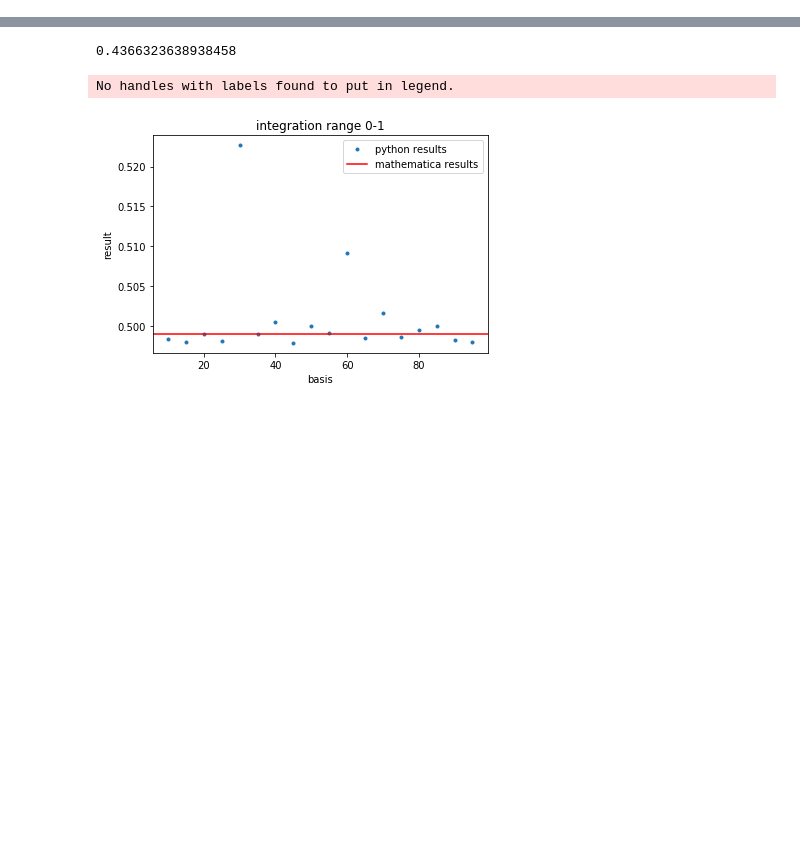
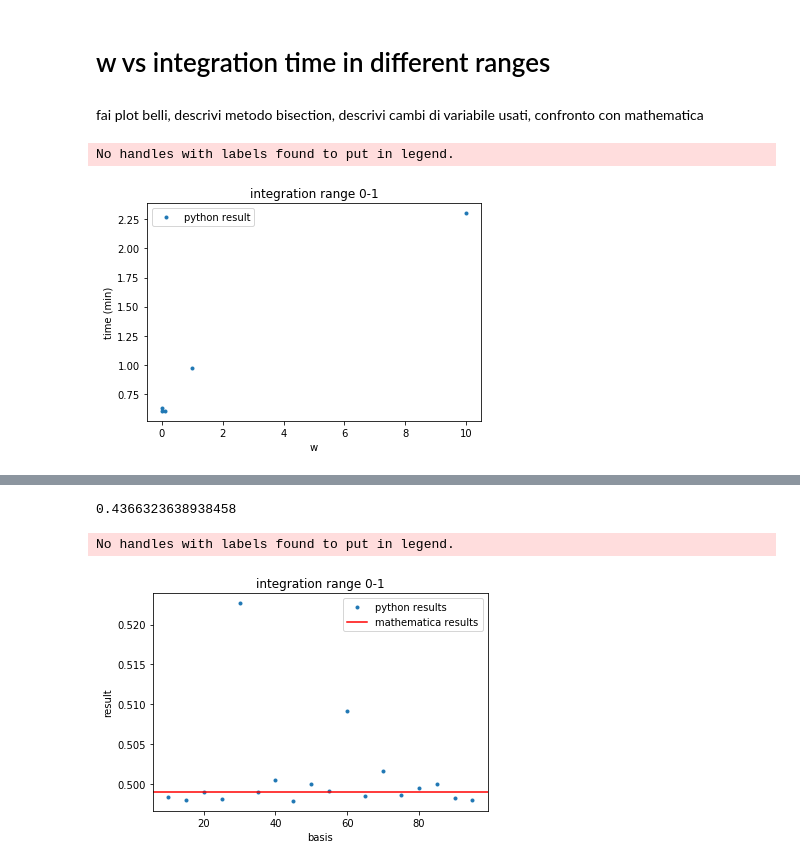
Before and after one commit to margres/Master-thesis, a Jupyter notebook: plot_levin.ipynb, the cells around one changed output, grey strips where cells are left out. Saved outputs shown, nothing was run; the diff lists cells and outputs as text; code cells hidden in the pictures; blank space fills up the shorter version.

```diff
--- a/plot_levin.ipynb
+++ b/plot_levin.ipynb
@@ -43,0 +54,14 @@ df
+# %% [markdown]
+# w vs integration time in different ranges
+# %% [markdown]
+fai plot belli, descrivi metodo bisection, descrivi cambi di variabile usati, confronto con mathematica
+# %%
+res_real=[complex(df.result.values[j]).real for j in range(0,len(df.result.values))]
+res_complex=[complex(df.result.values[j]).imag for j in range(0,len(df.result.values))]
+w_SIS=[0.001,0.01,0.1,1,10]
+create_plots('w','time (min)','integration range 0-1')
+subplot(w_SIS,df.time.values[:5]/60,label='python result')
+plt.savefig('time_integration_01.png')
+# %% [output]
+No handles with labels found to put in legend.
+[figure, added]
```
Also changed, not shown: parts of 19 cells of this notebook, 15 other files.
